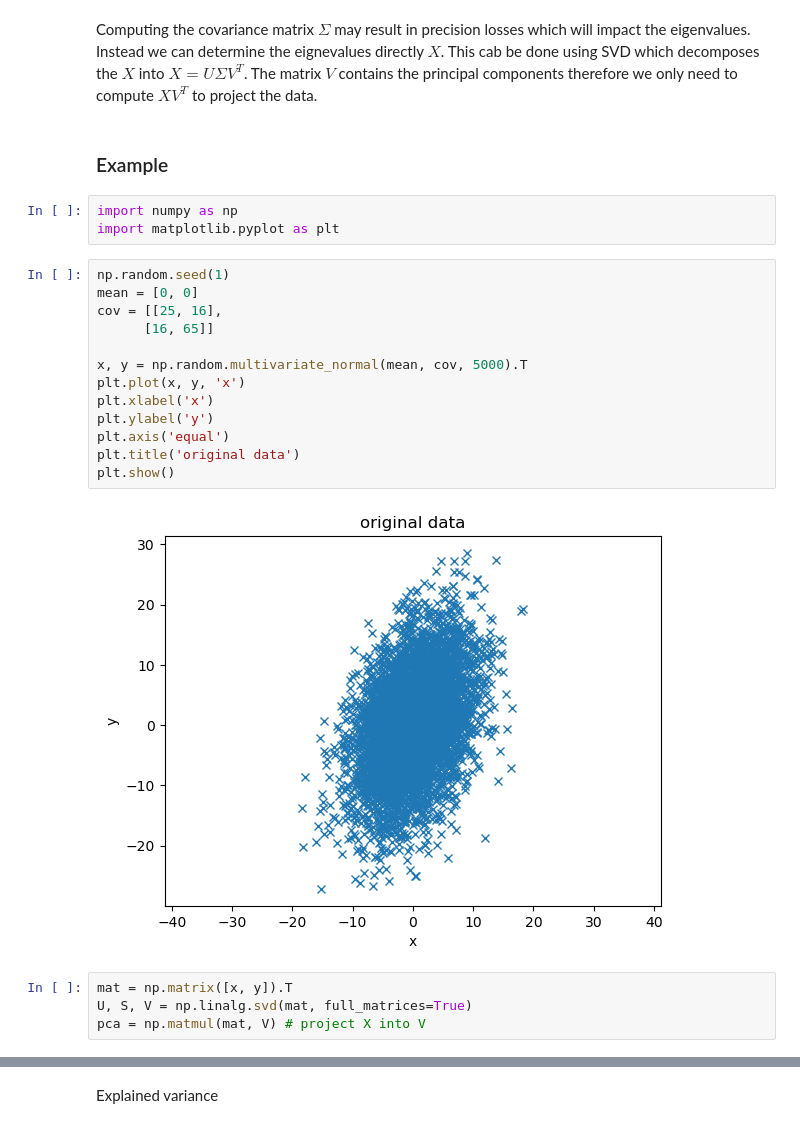
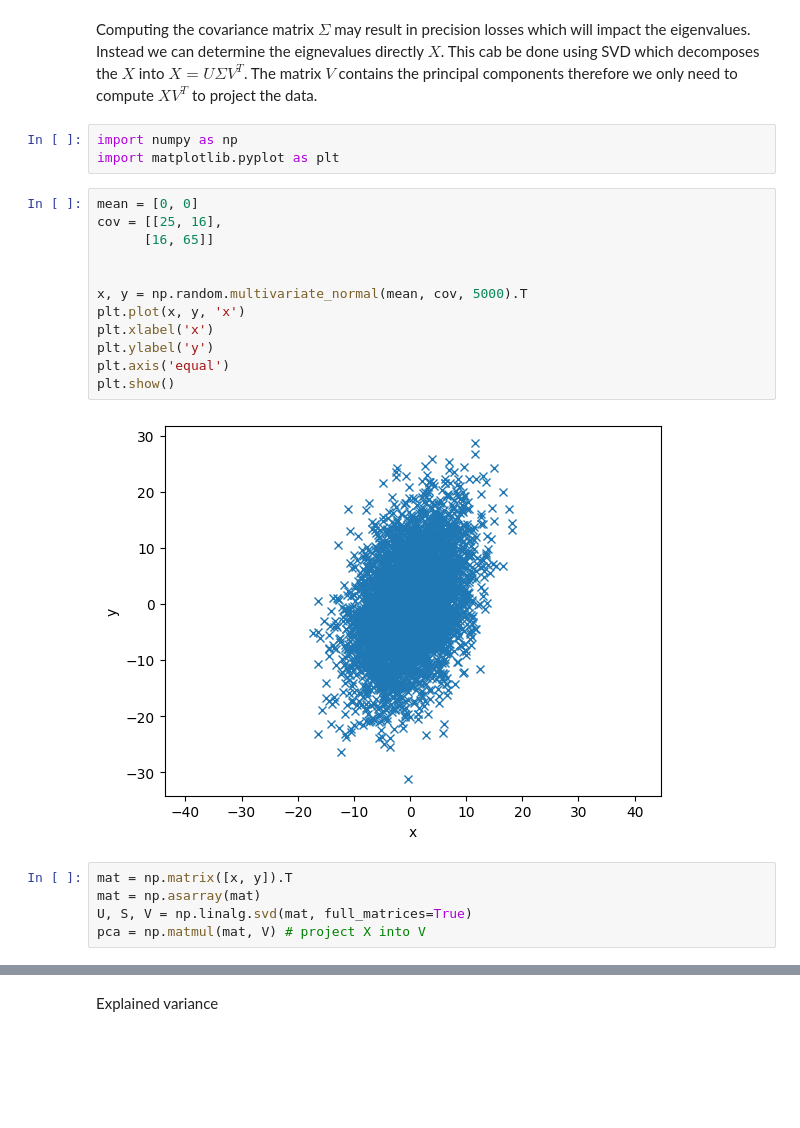
Before and after one commit to SboneloMdluli/Financial-Engineering-Forum-Posts, a Jupyter notebook: pca.ipynb, the cells around one changed output, grey strips where cells are left out. Drawn from its saved outputs; the diff is of its cells as text; blank space fills up the shorter version.

```diff
--- a/pca.ipynb
+++ b/pca.ipynb
@@ -77,27 +77,25 @@ This gives us an expression that maximizes the variance in the projected data wh
 ## Finding eigenvalues
 # %% [markdown]
 Computing the covariance matrix $\Sigma$ may result in precision losses which will impact the eigenvalues. Instead we can determine the eignevalues directly $X$. This cab be done using SVD which decomposes the $X$ into $X = U\Sigma V^T$. The matrix $V$ contains the principal components therefore we only need to compute $XV^T$ to project the data.
-# %% [markdown]
-### Example
 # %%
 import numpy as np
 import matplotlib.pyplot as plt
 # %%
-np.random.seed(1)
 mean = [0, 0]
 cov = [[25, 16],
       [16, 65]]
+
 
 x, y = np.random.multivariate_normal(mean, cov, 5000).T
 plt.plot(x, y, 'x')
 plt.xlabel('x')
 plt.ylabel('y')
 plt.axis('equal')
-plt.title('original data')
 plt.show()
 # %% [output]
-[figure, old version]
+[figure, new version]
 # %%
 mat = np.matrix([x, y]).T
+mat = np.asarray(mat)
 U, S, V = np.linalg.svd(mat, full_matrices=True)
 pca = np.matmul(mat, V) # project X into V
```
Also changed, not shown: parts of 11 cells of this notebook, 1 other file.
